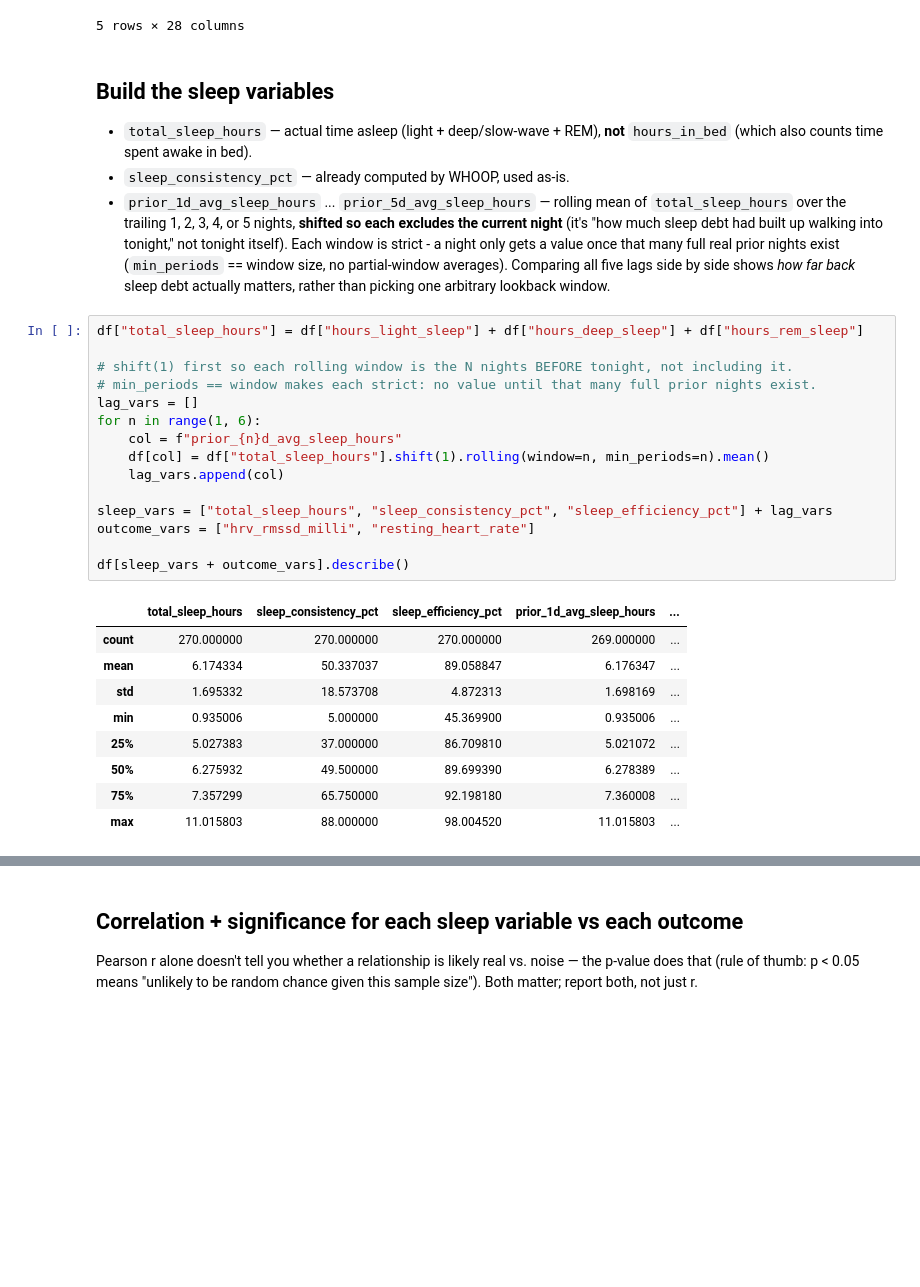
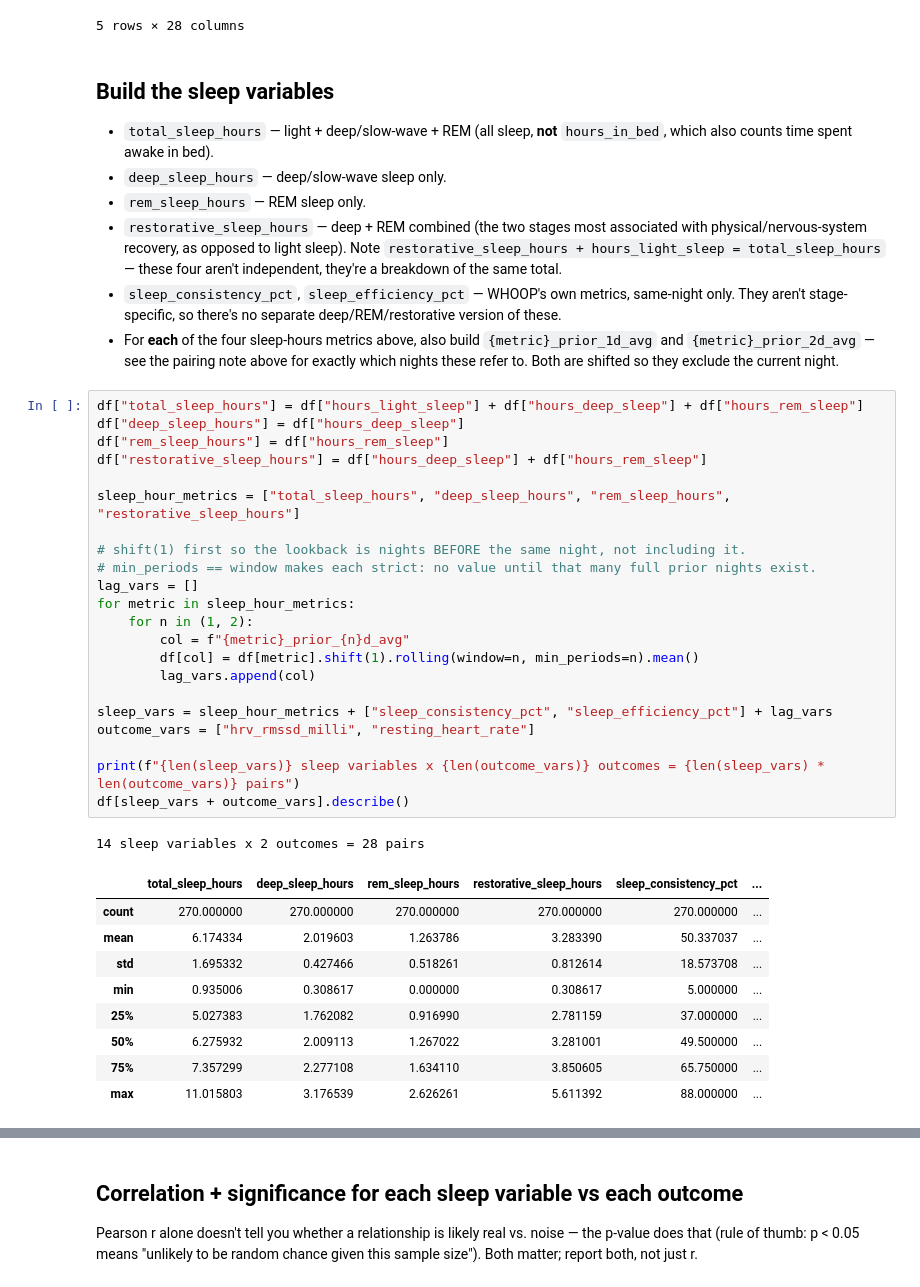
Before and after one commit to jadenzou1-dotcom/whoop-self-data-analysis, a Jupyter notebook: notebooks/01_sleep_vs_hrv_rhr.ipynb, the cells around one changed output, grey strips where cells are left out. Saved outputs shown, nothing was run; the diff lists cells and outputs as text; blank space fills up the shorter version.

```diff
--- a/notebooks/01_sleep_vs_hrv_rhr.ipynb
+++ b/notebooks/01_sleep_vs_hrv_rhr.ipynb
@@ -34,42 +47,54 @@ df.head()
 # %% [markdown]
 ## Build the sleep variables
 
-- `total_sleep_hours` — actual time asleep (light + deep/slow-wave + REM), **not**
-  `hours_in_bed` (which also counts time spent awake in bed).
-- `sleep_consistency_pct` — already computed by WHOOP, used as-is.
-- `prior_1d_avg_sleep_hours` ... `prior_5d_avg_sleep_hours` — rolling mean of
-  `total_sleep_hours` over the trailing 1, 2, 3, 4, or 5 nights, **shifted so
-  each excludes the current night** (it's "how much sleep debt had built up
-  walking into tonight," not tonight itself). Each window is strict - a night
-  only gets a value once that many full real prior nights exist
-  (`min_periods` == window size, no partial-window averages). Comparing all
-  five lags side by side shows *how far back* sleep debt actually matters,
-  rather than picking one arbitrary lookback window.
+- `total_sleep_hours` — light + deep/slow-wave + REM (all sleep, **not**
+  `hours_in_bed`, which also counts time spent awake in bed).
+- `deep_sleep_hours` — deep/slow-wave sleep only.
+- `rem_sleep_hours` — REM sleep only.
+- `restorative_sleep_hours` — deep + REM combined (the two stages most
+  associated with physical/nervous-system recovery, as opposed to light
+  sleep). Note `restorative_sleep_hours + hours_light_sleep = total_sleep_hours`
+  — these four aren't independent, they're a breakdown of the same total.
+- `sleep_consistency_pct`, `sleep_efficiency_pct` — WHOOP's own metrics,
+  same-night only. They aren't stage-specific, so there's no separate
+  deep/REM/restorative version of these.
+- For **each** of the four sleep-hours metrics above, also build
+  `{metric}_prior_1d_avg` and `{metric}_prior_2d_avg` — see the pairing note
+  above for exactly which nights these refer to. Both are shifted so they
+  exclude the current night.
 # %%
 df["total_sleep_hours"] = df["hours_light_sleep"] + df["hours_deep_sleep"] + df["hours_rem_sleep"]
+df["deep_sleep_hours"] = df["hours_deep_sleep"]
+df["rem_sleep_hours"] = df["hours_rem_sleep"]
+df["restorative_sleep_hours"] = df["hours_deep_sleep"] + df["hours_rem_sleep"]
 
-# shift(1) first so each rolling window is the N nights BEFORE tonight, not including it.
+sleep_hour_metrics = ["total_sleep_hours", "deep_sleep_hours", "rem_sleep_hours", "restorative_sleep_hours"]
+
+# shift(1) first so the lookback is nights BEFORE the same night, not including it.
 # min_periods == window makes each strict: no value until that many full prior nights exist.
 lag_vars = []
-for n in range(1, 6):
-    col = f"prior_{n}d_avg_sleep_hours"
-    df[col] = df["total_sleep_hours"].shift(1).rolling(window=n, min_periods=n).mean()
-    lag_vars.append(col)
+for metric in sleep_hour_metrics:
+    for n in (1, 2):
+        col = f"{metric}_prior_{n}d_avg"
+        df[col] = df[metric].shift(1).rolling(window=n, min_periods=n).mean()
+        lag_vars.append(col)
 
-sleep_vars = ["total_sleep_hours", "sleep_consistency_pct", "sleep_efficiency_pct"] + lag_vars
+sleep_vars = sleep_hour_metrics + ["sleep_consistency_pct", "sleep_efficiency_pct"] + lag_vars
 outcome_vars = ["hrv_rmssd_milli", "resting_heart_rate"]
 
+print(f"{len(sleep_vars)} sleep variables x {len(outcome_vars)} outcomes = {len(sleep_vars) * len(outcome_vars)} pairs")
 df[sleep_vars + outcome_vars].describe()
 # %% [output]
+14 sleep variables x 2 outcomes = 28 pairs
-|  | total_sleep_hours | sleep_consistency_pct | sleep_efficiency_pct | prior_1d_avg_sleep_hours | ... |
-| count | 270.000000 | 270.000000 | 270.000000 | 269.000000 | ... |
-| mean | 6.174334 | 50.337037 | 89.058847 | 6.176347 | ... |
-| std | 1.695332 | 18.573708 | 4.872313 | 1.698169 | ... |
-| min | 0.935006 | 5.000000 | 45.369900 | 0.935006 | ... |
-| 25% | 5.027383 | 37.000000 | 86.709810 | 5.021072 | ... |
-| 50% | 6.275932 | 49.500000 | 89.699390 | 6.278389 | ... |
-| 75% | 7.357299 | 65.750000 | 92.198180 | 7.360008 | ... |
-| max | 11.015803 | 88.000000 | 98.004520 | 11.015803 | ... |
+|  | total_sleep_hours | deep_sleep_hours | rem_sleep_hours | restorative_sleep_hours | sleep_consistency_pct | ... |
+| count | 270.000000 | 270.000000 | 270.000000 | 270.000000 | 270.000000 | ... |
+| mean | 6.174334 | 2.019603 | 1.263786 | 3.283390 | 50.337037 | ... |
+| std | 1.695332 | 0.427466 | 0.518261 | 0.812614 | 18.573708 | ... |
+| min | 0.935006 | 0.308617 | 0.000000 | 0.308617 | 5.000000 | ... |
+| 25% | 5.027383 | 1.762082 | 0.916990 | 2.781159 | 37.000000 | ... |
+| 50% | 6.275932 | 2.009113 | 1.267022 | 3.281001 | 49.500000 | ... |
+| 75% | 7.357299 | 2.277108 | 1.634110 | 3.850605 | 65.750000 | ... |
+| max | 11.015803 | 3.176539 | 2.626261 | 5.611392 | 88.000000 | ... |
 # %% [markdown]
 ## Correlation matrix
 
```
Also changed, not shown: parts of 6 cells of this notebook, 1 other file.
